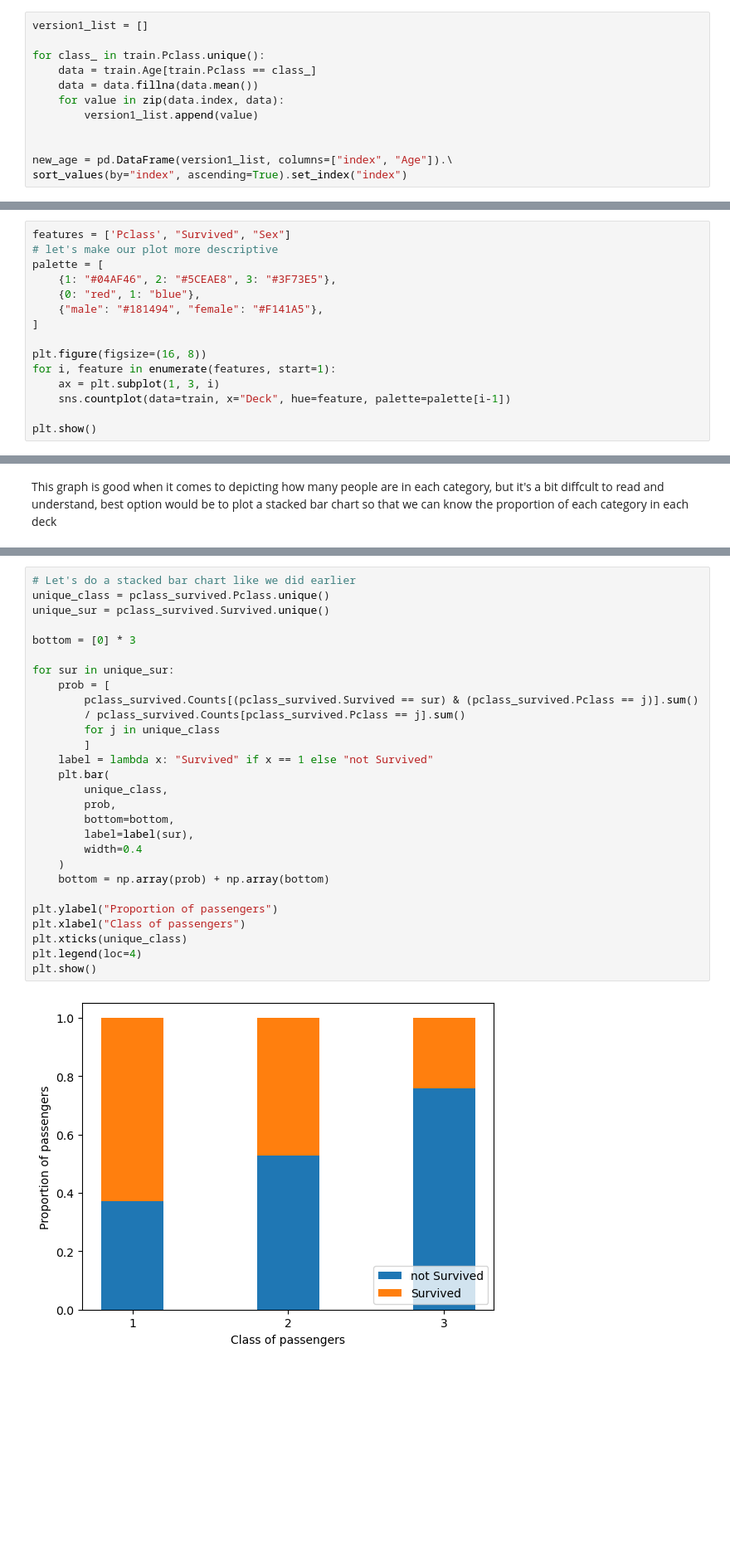
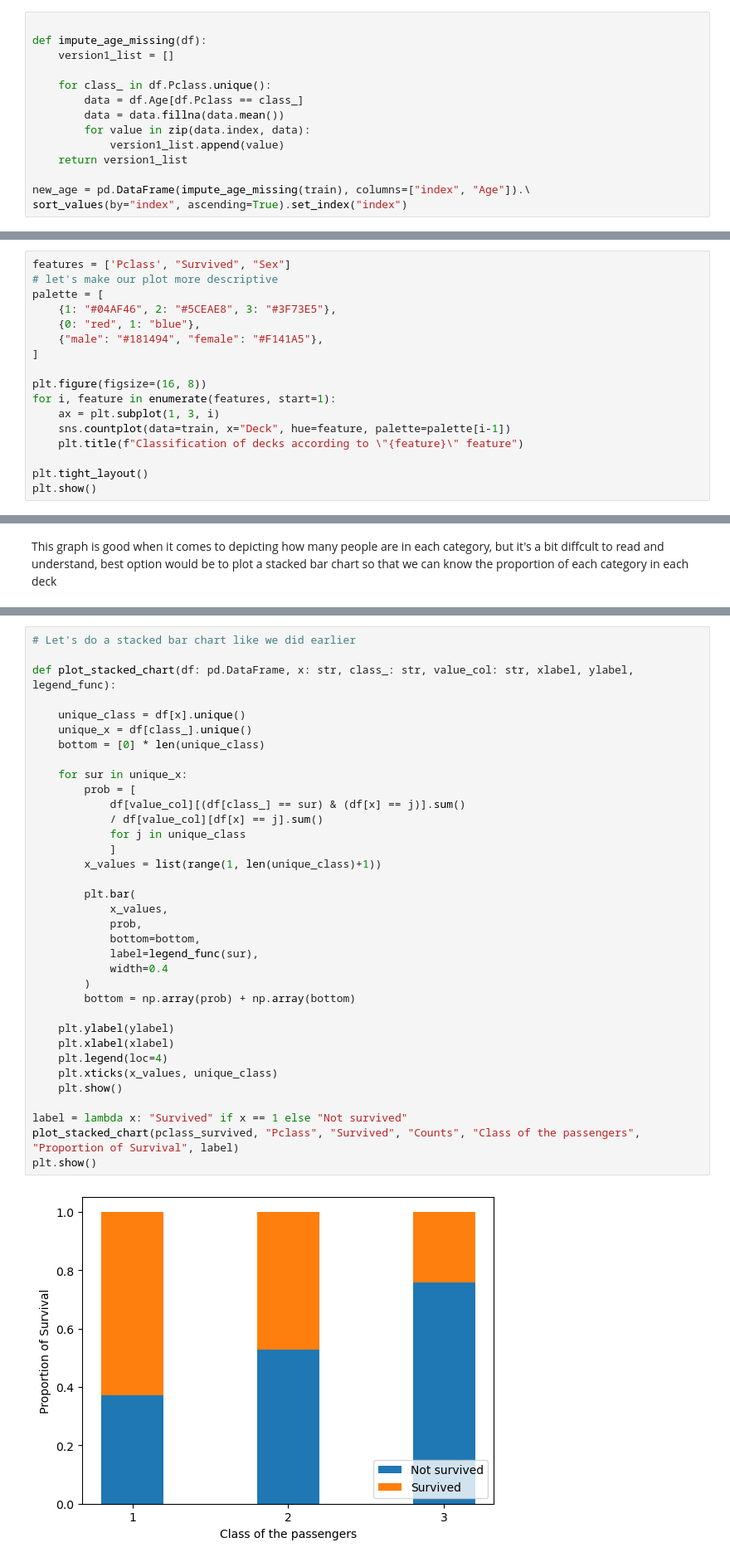
Before and after one commit to abdulqadirmuazzim/Titanic, a Jupyter notebook: titanic.ipynb, the cells around one changed output, grey strips where cells are left out. Shown: that part at 83% size. Drawn from its saved outputs; the diff is of its cells as text; blank space fills up the shorter version.

```diff
--- a/titanic.ipynb
+++ b/titanic.ipynb
@@ -137,16 +150,18 @@ Name: Pclass, dtype: int64
 # %% [markdown]
 Let's fill in our missing data with respect to the `Pclass` feature by getting the mean age for each class and imputing it.
 # %%
-version1_list = []
 
-for class_ in train.Pclass.unique():
-    data = train.Age[train.Pclass == class_]
-    data = data.fillna(data.mean())
-    for value in zip(data.index, data):
-        version1_list.append(value)
+def impute_age_missing(df):
+    version1_list = []
 
+    for class_ in df.Pclass.unique():
+        data = df.Age[df.Pclass == class_]
+        data = data.fillna(data.mean())
+        for value in zip(data.index, data):
+            version1_list.append(value)
+    return version1_list
 
-new_age = pd.DataFrame(version1_list, columns=["index", "Age"]).\
+new_age = pd.DataFrame(impute_age_missing(train), columns=["index", "Age"]).\
 sort_values(by="index", ascending=True).set_index("index")
 # %%
 train['Age'] = new_age
@@ -252,6 +312,8 @@ plt.figure(figsize=(16, 8))
 for i, feature in enumerate(features, start=1):
     ax = plt.subplot(1, 3, i)
     sns.countplot(data=train, x="Deck", hue=feature, palette=palette[i-1])
+    plt.title(f"Classification of decks according to \"{feature}\" feature")
 
+plt.tight_layout()
 plt.show()
 # %% [output]
@@ -299,31 +371,38 @@ plt.show()
 # %%
 # Let's do a stacked bar chart like we did earlier
-unique_class = pclass_survived.Pclass.unique()
-unique_sur = pclass_survived.Survived.unique()
 
-bottom = [0] * 3
+def plot_stacked_chart(df: pd.DataFrame, x: str, class_: str, value_col: str, xlabel, ylabel, legend_func):
 
-for sur in unique_sur:
-    prob = [
-        pclass_survived.Counts[(pclass_survived.Survived == sur) & (pclass_survived.Pclass == j)].sum()
-        / pclass_survived.Counts[pclass_survived.Pclass == j].sum()
-        for j in unique_class
-        ]
-    label = lambda x: "Survived" if x == 1 else "not Survived"
-    plt.bar(
-        unique_class,
-        prob,
-        bottom=bottom,
-        label=label(sur),
-        width=0.4
-    )
-    bottom = np.array(prob) + np.array(bottom)
+    unique_class = df[x].unique()
+    unique_x = df[class_].unique()
+    bottom = [0] * len(unique_class)
 
-plt.ylabel("Proportion of passengers")
-plt.xlabel("Class of passengers")
-plt.xticks(unique_class)
-plt.legend(loc=4)
+    for sur in unique_x:
+        prob = [
+            df[value_col][(df[class_] == sur) & (df[x] == j)].sum()
+            / df[value_col][df[x] == j].sum()
+            for j in unique_class
+            ]
+        x_values = list(range(1, len(unique_class)+1))
+
+        plt.bar(
+            x_values,
+            prob,
+            bottom=bottom,
+            label=legend_func(sur),
+            width=0.4
+        )
+        bottom = np.array(prob) + np.array(bottom)
+
+    plt.ylabel(ylabel)
+    plt.xlabel(xlabel)
+    plt.legend(loc=4)
+    plt.xticks(x_values, unique_class)
+    plt.show()
+
+label = lambda x: "Survived" if x == 1 else "Not survived"
+plot_stacked_chart(pclass_survived, "Pclass", "Survived", "Counts", "Class of the passengers", "Proportion of Survival", label)
 plt.show()
 # %% [output]
-[figure, old version]
+[figure, new version]
 # %% [markdown]
```
Also changed, not shown: parts of 49 cells of this notebook, 1 other file.
